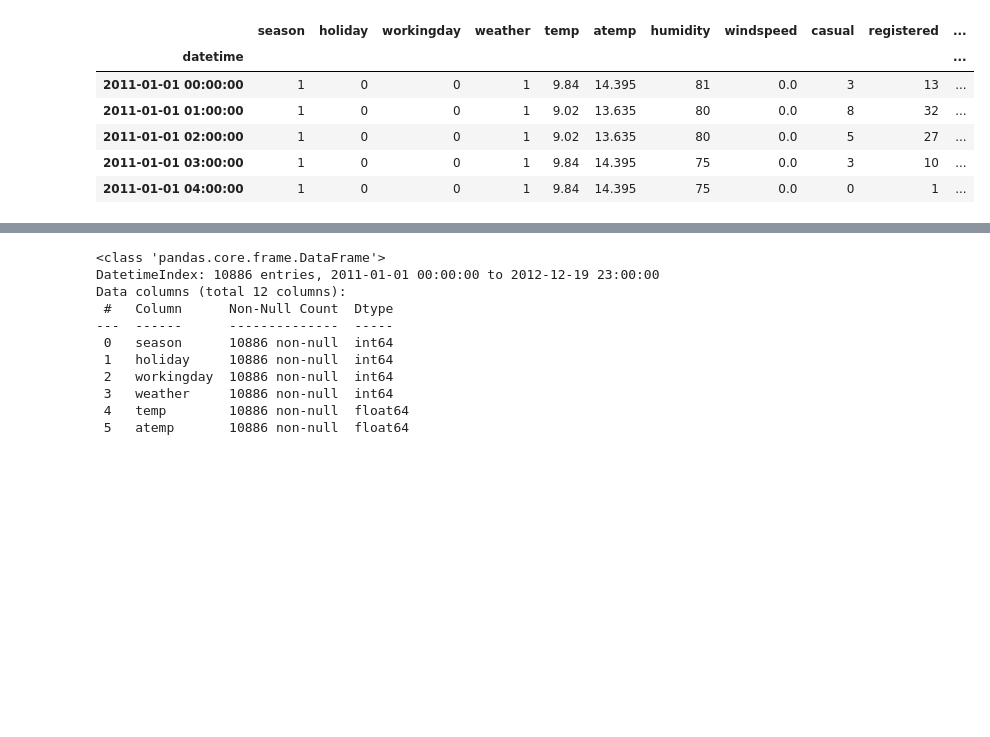
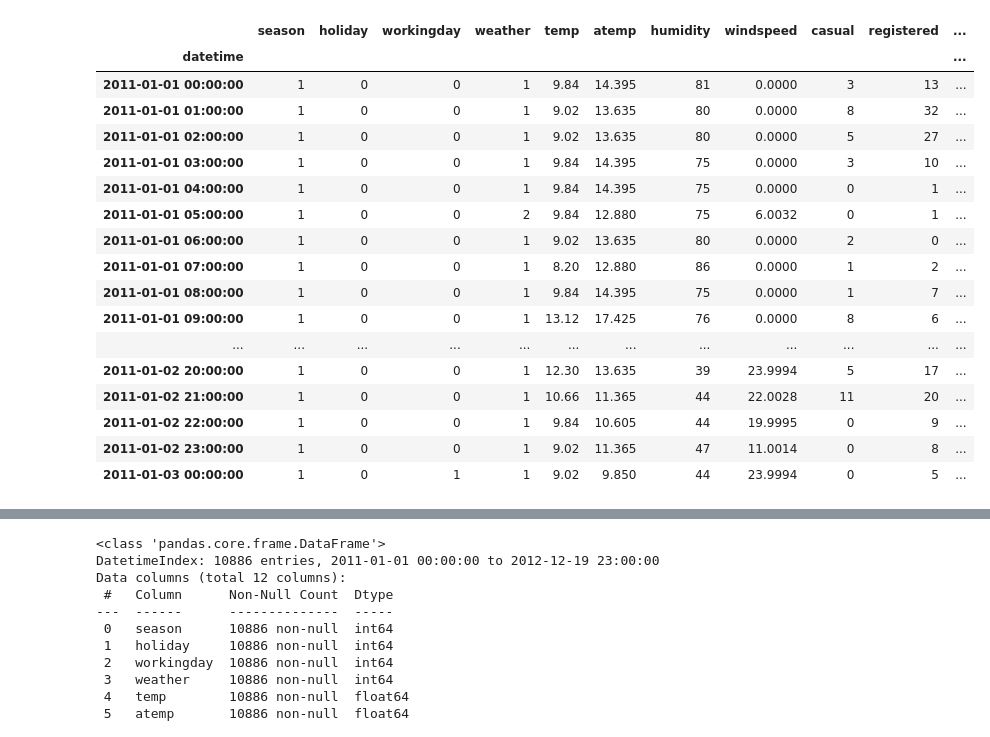
Before and after one commit to SurvilaDeveloper/modeladoAvanzadoEnML_DigitalHouse, a Jupyter notebook: MasPractica1_mi_solucion.ipynb, the cells around one changed output, grey strips where cells are left out. Saved outputs shown, nothing was run; the diff lists cells and outputs as text; code cells hidden in the pictures; blank space fills up the shorter version.

```diff
--- a/MasPractica1_mi_solucion.ipynb
+++ b/MasPractica1_mi_solucion.ipynb
@@ -4,17 +4,31 @@ import pandas as pd
 import matplotlib.pyplot as plt
 import seaborn as sns
 # %%
+# Carga el dataset bikes.csv, establece la columna datetime como índice con formato de fecha-hora
 data_raw = pd.read_csv('./csv/bikes.csv',index_col='datetime',parse_dates=True)
+# Agrega una columna 'hora' que extrae la hora de cada registro
 data_raw['hora']=data_raw.index.hour
-data_raw.head()
+# Muestra 48 registros para ver la variable 'hora' durante 2 días distintos
+data_raw.head(48)
 # %% [output]
 |  | season | holiday | workingday | weather | temp | atemp | humidity | windspeed | casual | registered | ... |
 | datetime |  |  |  |  |  |  |  |  |  |  | ... |
-| 2011-01-01 00:00:00 | 1 | 0 | 0 | 1 | 9.84 | 14.395 | 81 | 0.0 | 3 | 13 | ... |
-| 2011-01-01 01:00:00 | 1 | 0 | 0 | 1 | 9.02 | 13.635 | 80 | 0.0 | 8 | 32 | ... |
-| 2011-01-01 02:00:00 | 1 | 0 | 0 | 1 | 9.02 | 13.635 | 80 | 0.0 | 5 | 27 | ... |
-| 2011-01-01 03:00:00 | 1 | 0 | 0 | 1 | 9.84 | 14.395 | 75 | 0.0 | 3 | 10 | ... |
-| 2011-01-01 04:00:00 | 1 | 0 | 0 | 1 | 9.84 | 14.395 | 75 | 0.0 | 0 | 1 | ... |
+| 2011-01-01 00:00:00 | 1 | 0 | 0 | 1 | 9.84 | 14.395 | 81 | 0.0000 | 3 | 13 | ... |
+| 2011-01-01 01:00:00 | 1 | 0 | 0 | 1 | 9.02 | 13.635 | 80 | 0.0000 | 8 | 32 | ... |
+| 2011-01-01 02:00:00 | 1 | 0 | 0 | 1 | 9.02 | 13.635 | 80 | 0.0000 | 5 | 27 | ... |
+| 2011-01-01 03:00:00 | 1 | 0 | 0 | 1 | 9.84 | 14.395 | 75 | 0.0000 | 3 | 10 | ... |
+| 2011-01-01 04:00:00 | 1 | 0 | 0 | 1 | 9.84 | 14.395 | 75 | 0.0000 | 0 | 1 | ... |
+| 2011-01-01 05:00:00 | 1 | 0 | 0 | 2 | 9.84 | 12.880 | 75 | 6.0032 | 0 | 1 | ... |
+| 2011-01-01 06:00:00 | 1 | 0 | 0 | 1 | 9.02 | 13.635 | 80 | 0.0000 | 2 | 0 | ... |
+| 2011-01-01 07:00:00 | 1 | 0 | 0 | 1 | 8.20 | 12.880 | 86 | 0.0000 | 1 | 2 | ... |
+| 2011-01-01 08:00:00 | 1 | 0 | 0 | 1 | 9.84 | 14.395 | 75 | 0.0000 | 1 | 7 | ... |
+| 2011-01-01 09:00:00 | 1 | 0 | 0 | 1 | 13.12 | 17.425 | 76 | 0.0000 | 8 | 6 | ... |
+| ... | ... | ... | ... | ... | ... | ... | ... | ... | ... | ... | ... |
+| 2011-01-02 20:00:00 | 1 | 0 | 0 | 1 | 12.30 | 13.635 | 39 | 23.9994 | 5 | 17 | ... |
+| 2011-01-02 21:00:00 | 1 | 0 | 0 | 1 | 10.66 | 11.365 | 44 | 22.0028 | 11 | 20 | ... |
+| 2011-01-02 22:00:00 | 1 | 0 | 0 | 1 | 9.84 | 10.605 | 44 | 19.9995 | 0 | 9 | ... |
+| 2011-01-02 23:00:00 | 1 | 0 | 0 | 1 | 9.02 | 11.365 | 47 | 11.0014 | 0 | 8 | ... |
+| 2011-01-03 00:00:00 | 1 | 0 | 1 | 1 | 9.02 | 9.850 | 44 | 23.9994 | 0 | 5 | ... |
 # %%
 data_raw.describe()
 # %% [output]
```
Also changed, not shown: parts of 19 cells of this notebook.
